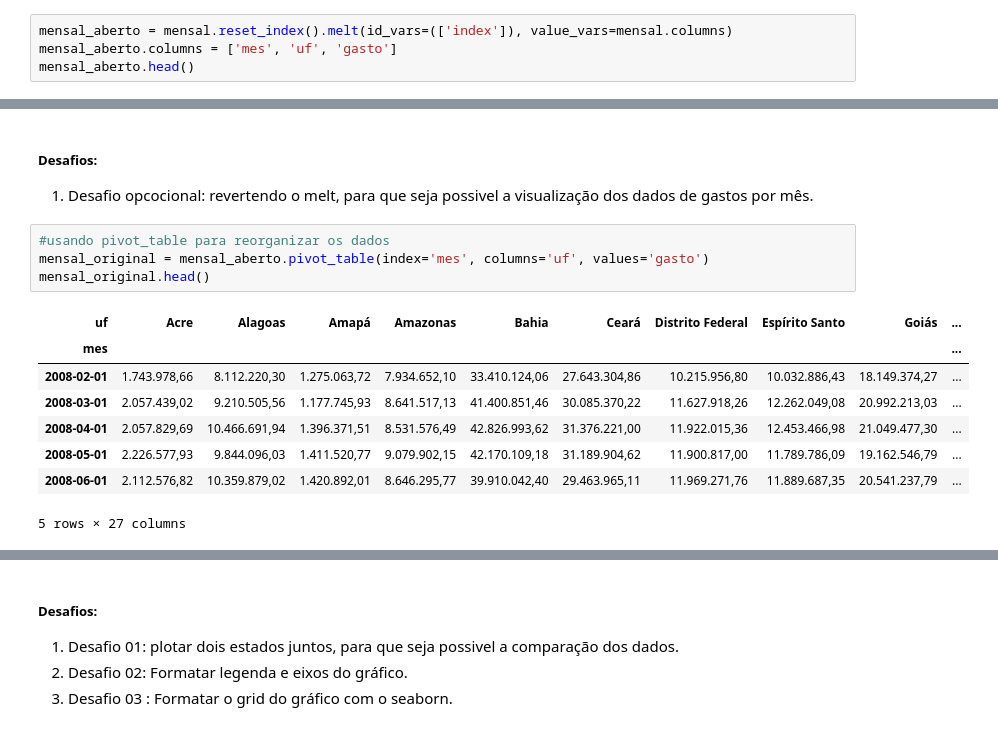
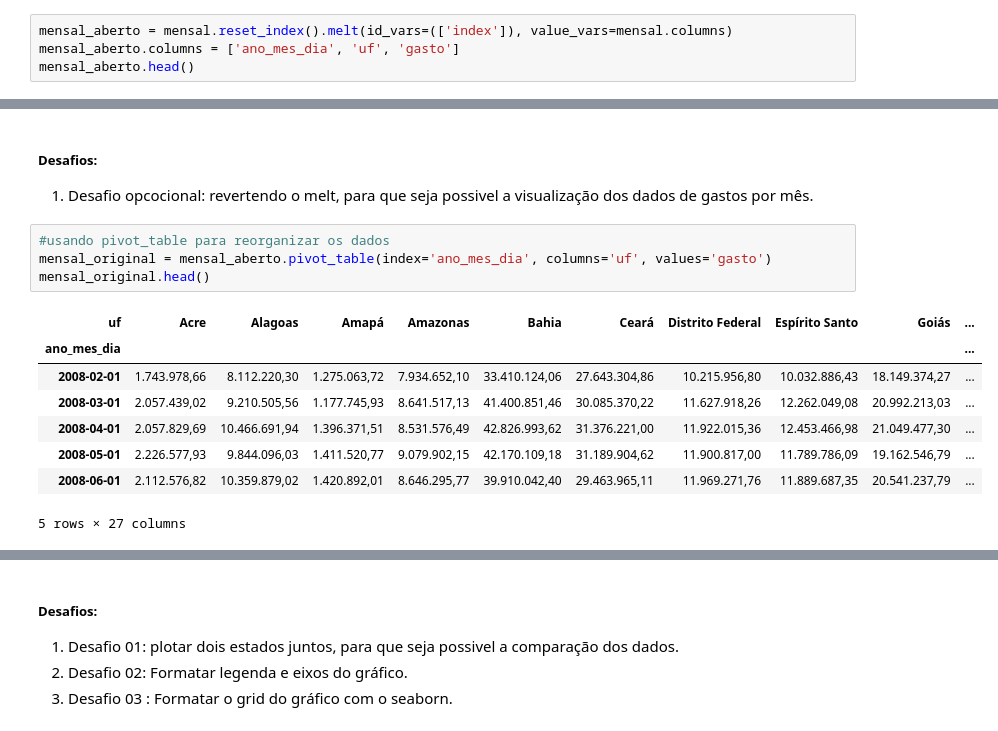
Before and after one commit to janainacazuza/Data-Analytics-FIAP-Pos-Thech, a Jupyter notebook: fase_01/notebooks/exploration/03_ibge.ipynb, the cells around one changed output, grey strips where cells are left out. Cells and saved outputs as stored; diff of their text form.

```diff
--- a/fase_01/notebooks/exploration/03_ibge.ipynb
+++ b/fase_01/notebooks/exploration/03_ibge.ipynb
@@ -587,5 +587,5 @@ plt.show()
 # %%
 mensal_aberto = mensal.reset_index().melt(id_vars=(['index']), value_vars=mensal.columns)
-mensal_aberto.columns = ['mes', 'uf', 'gasto']
+mensal_aberto.columns = ['ano_mes_dia', 'uf', 'gasto']
 mensal_aberto.head()
 # %% [output]
@@ -600,11 +600,11 @@ mensal_aberto.head()
 1. Desafio opcocional: revertendo o melt, para que seja possivel a visualização dos dados de gastos por mês.
 # %%
 #usando pivot_table para reorganizar os dados
-mensal_original = mensal_aberto.pivot_table(index='mes', columns='uf', values='gasto')
+mensal_original = mensal_aberto.pivot_table(index='ano_mes_dia', columns='uf', values='gasto')
 mensal_original.head()
 # %% [output]
 | uf | Acre | Alagoas | Amapá | Amazonas | Bahia | Ceará | Distrito Federal | Espírito Santo | Goiás | ... |
-| mes |  |  |  |  |  |  |  |  |  | ... |
+| ano_mes_dia |  |  |  |  |  |  |  |  |  | ... |
 | 2008-02-01 | 1.743.978,66 | 8.112.220,30 | 1.275.063,72 | 7.934.652,10 | 33.410.124,06 | 27.643.304,86 | 10.215.956,80 | 10.032.886,43 | 18.149.374,27 | ... |
 | 2008-03-01 | 2.057.439,02 | 9.210.505,56 | 1.177.745,93 | 8.641.517,13 | 41.400.851,46 | 30.085.370,22 | 11.627.918,26 | 12.262.049,08 | 20.992.213,03 | ... |
 | 2008-04-01 | 2.057.829,69 | 10.466.691,94 | 1.396.371,51 | 8.531.576,49 | 42.826.993,62 | 31.376.221,00 | 11.922.015,36 | 12.453.466,98 | 21.049.477,30 | ... |
```
Also changed, not shown: parts of 27 cells of this notebook.
